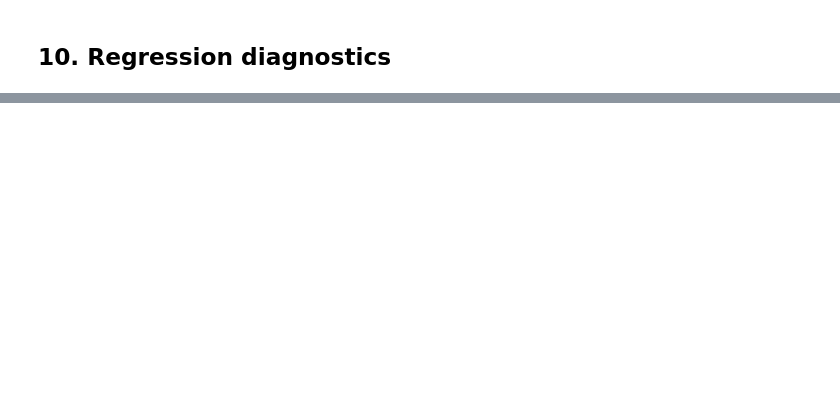
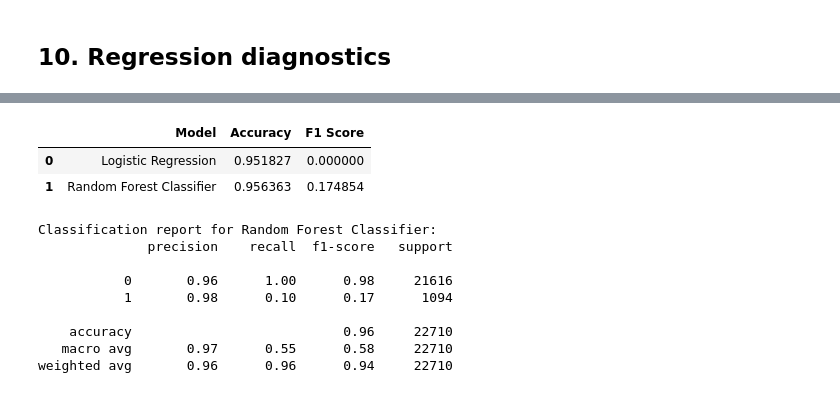
Before and after one commit to chengda-lin/CS506-Project, a Jupyter notebook: notebooks/eda.ipynb, the cells around one changed output, grey strips where cells are left out. Saved outputs shown, nothing was run; the diff lists cells and outputs as text; code cells hidden in the pictures; blank space fills up the shorter version.

```diff
--- a/notebooks/eda.ipynb
+++ b/notebooks/eda.ipynb
@@ -389 +411,51 @@ plt.show()
+# %%
+# Initialize Logistic Regression model
+log_clf = LogisticRegression(max_iter=1000, random_state=42)
+# Train the model
+log_clf.fit(X_train_clf_scaled, y_train_clf)
+# Make predictions
+y_pred_log = log_clf.predict(X_test_clf_scaled)
+
+rf_clf = RandomForestClassifier(
+    n_estimators=120,
+    max_depth=20,
+    min_samples_leaf=2,
+    random_state=42,
+    n_jobs=-1
+)
+
+# Train the model
+rf_clf.fit(X_train_clf, y_train_clf)
+# Make predictions
+y_pred_rf_clf = rf_clf.predict(X_test_clf)
+
+classification_results = pd.DataFrame({
+    "Model": ["Logistic Regression", "Random Forest Classifier"],
+    "Accuracy": [
+        accuracy_score(y_test_clf, y_pred_log),
+        accuracy_score(y_test_clf, y_pred_rf_clf)
+    ],
+    "F1 Score": [
+        f1_score(y_test_clf, y_pred_log),
+        f1_score(y_test_clf, y_pred_rf_clf)
+    ]
+})
+
+display(classification_results)
+
+print("Classification report for Random Forest Classifier:")
+print(classification_report(y_test_clf, y_pred_rf_clf))
+# %% [output]
+|  | Model | Accuracy | F1 Score |
+| 0 | Logistic Regression | 0.951827 | 0.000000 |
+| 1 | Random Forest Classifier | 0.956363 | 0.174854 |
+Classification report for Random Forest Classifier:
+              precision    recall  f1-score   support
+
+           0       0.96      1.00      0.98     21616
+           1       0.98      0.10      0.17      1094
+
+    accuracy                           0.96     22710
+   macro avg       0.97      0.55      0.58     22710
+weighted avg       0.96      0.96      0.94     22710
 # %% [markdown]
```
Also changed, not shown: parts of 14 cells of this notebook, 2 other files.
